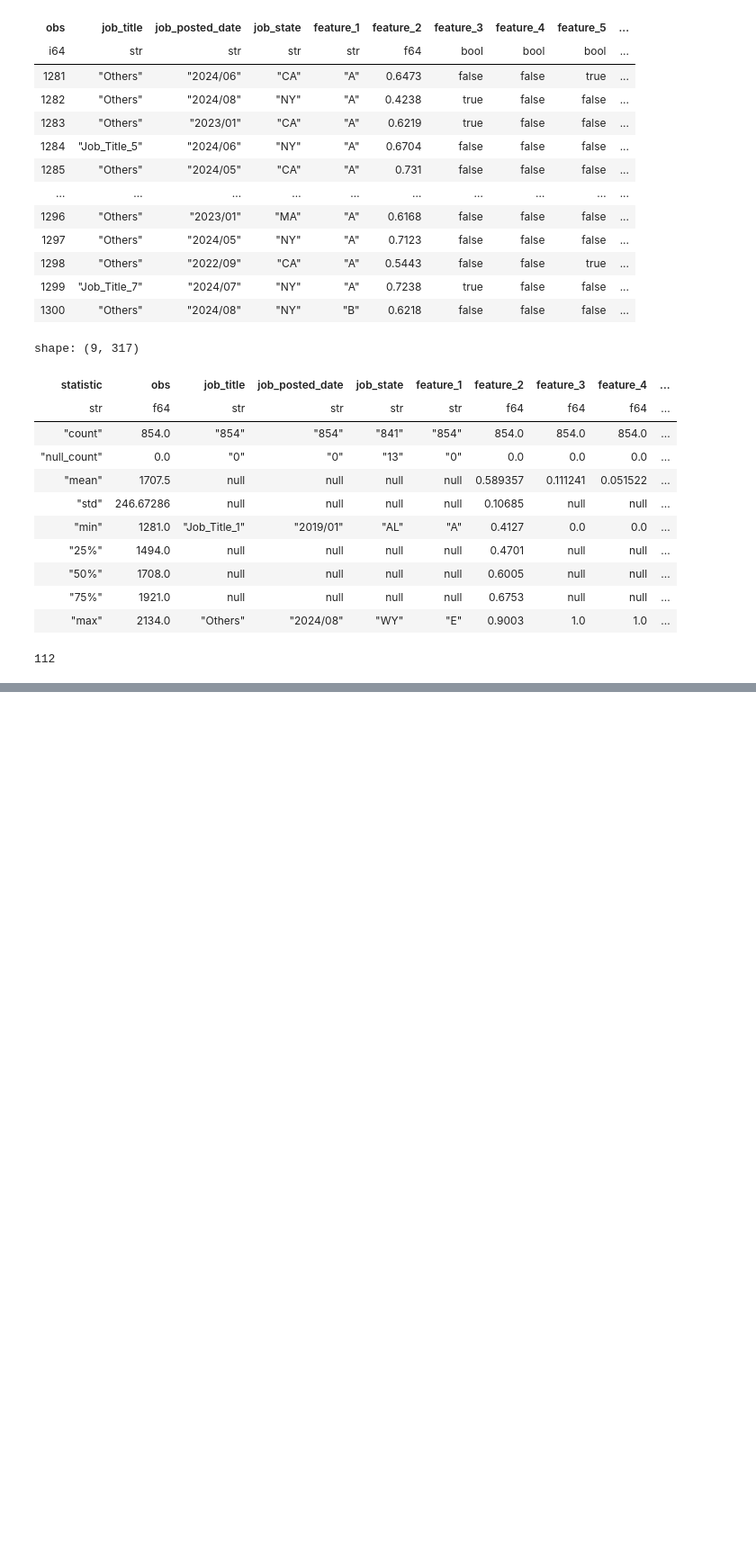
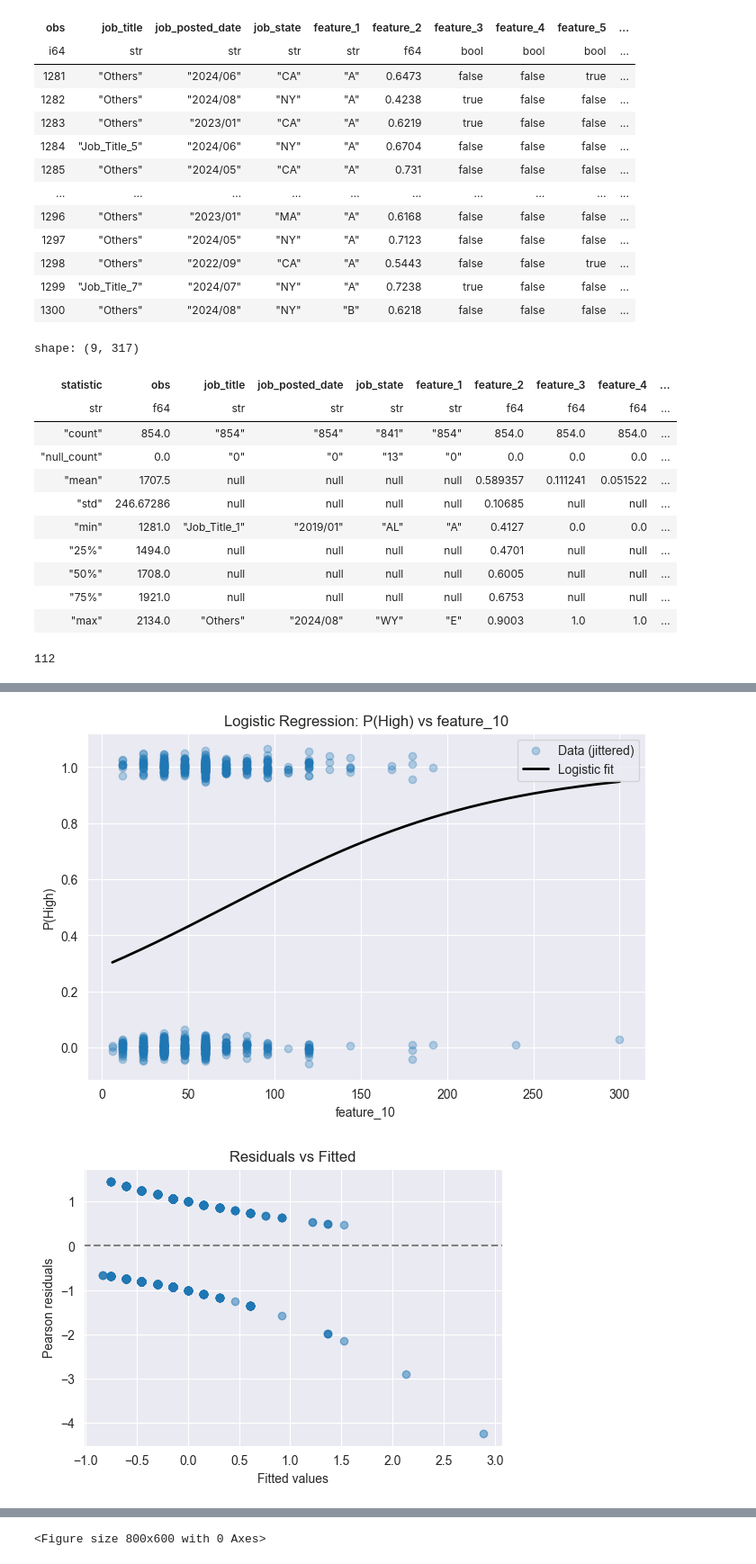
Before and after one commit to StefanConstantin707/Engineering_Salary_Prediction, a Jupyter notebook: Notebooks/Data Vizualization Test.ipynb, the cells around one changed output, grey strips where cells are left out. Shown at 90% size. Saved outputs shown, nothing was run; the diff lists cells and outputs as text; code cells hidden in the pictures; blank space fills up the shorter version.

```diff
--- a/Notebooks/Data Vizualization Test.ipynb
+++ b/Notebooks/Data Vizualization Test.ipynb
@@ -60,0 +50,77 @@ train_data
+# %%
+import pandas as pd
+import numpy as np
+import matplotlib.pyplot as plt
+import statsmodels.api as sm
+from statsmodels.graphics.regressionplots import influence_plot
+from statsmodels.graphics.gofplots import qqplot
+
+# 1. Load data
+df = pd.read_csv("../data/raw_data/train.csv")
+
+# 2. Drop any rows missing feature_10 or salary_category
+df = df.dropna(subset=["feature_10", "salary_category"])
+
+# 3. Make binary target: High vs not
+df["y_high"] = (df["salary_category"] == "High").astype(int)
+
+# 4. Design matrix (intercept + feature_10)
+X = sm.add_constant(df["feature_10"])
+y = df["y_high"]
+
+# 5. Fit the logistic model
+model = sm.Logit(y, X).fit(disp=False)
+
+# 6. Plot raw data + fitted probability curve
+x_vals = np.linspace(df["feature_10"].min(), df["feature_10"].max(), 200)
+X_plot = sm.add_constant(x_vals)
+y_plot = model.predict(X_plot)
+
+plt.figure(figsize=(8, 5))
+plt.scatter(df["feature_10"], df["y_high"] + np.random.normal(0, 0.02, len(df)),
+            alpha=0.3, label="Data (jittered)")
+plt.plot(x_vals, y_plot, "k-", lw=2, label="Logistic fit")
+plt.xlabel("feature_10")
+plt.ylabel("P(High)")
+plt.title("Logistic Regression: P(High) vs feature_10")
+plt.legend()
+plt.show()
+
+# 7. Compute residuals & influence
+fitted = model.fittedvalues
+resid_resp    = model.resid_response
+resid_pearson = model.resid_pearson
+influence     = model.get_influence()
+
+# 7.1 Residuals vs Fitted (use Pearson or response residuals)
+plt.figure(figsize=(6, 4))
+plt.scatter(fitted, resid_pearson, alpha=0.5)
+plt.axhline(0, linestyle="--", color="grey")
+plt.xlabel("Fitted values")
+plt.ylabel("Pearson residuals")
+plt.title("Residuals vs Fitted")
+plt.show()
+
+# 7.2 Normal Q-Q of Pearson residuals
+plt.figure(figsize=(6, 4))
+qqplot(resid_pearson, line="45", ax=plt.gca())
+plt.title("Normal Q-Q (Pearson residuals)")
+plt.show()
+
+# 7.3 Scale-Location: sqrt(|Pearson residuals|)
+plt.figure(figsize=(6, 4))
+plt.scatter(fitted, np.sqrt(np.abs(resid_pearson)), alpha=0.5)
+plt.xlabel("Fitted values")
+plt.ylabel("Sqrt(|Pearson residuals|)")
+plt.title("Scale-Location")
+plt.show()
+
+# 7.4 Influence plot (Cook’s distance)
+plt.figure(figsize=(8, 6))
+# tell it to use internal studentized residuals, not the external ones
+influence_plot(model, criterion="cooks", size=40, external=False)
+plt.title("Influence Plot (using internal studentized residuals)")
+plt.show()
+# %% [output]
+[figure, added]
+[figure, added]
@@ -60,0 +129 @@ train_data
+<Figure size 800x600 with 0 Axes>
```
Also changed, not shown: parts of 23 cells of this notebook, 28 other files.
